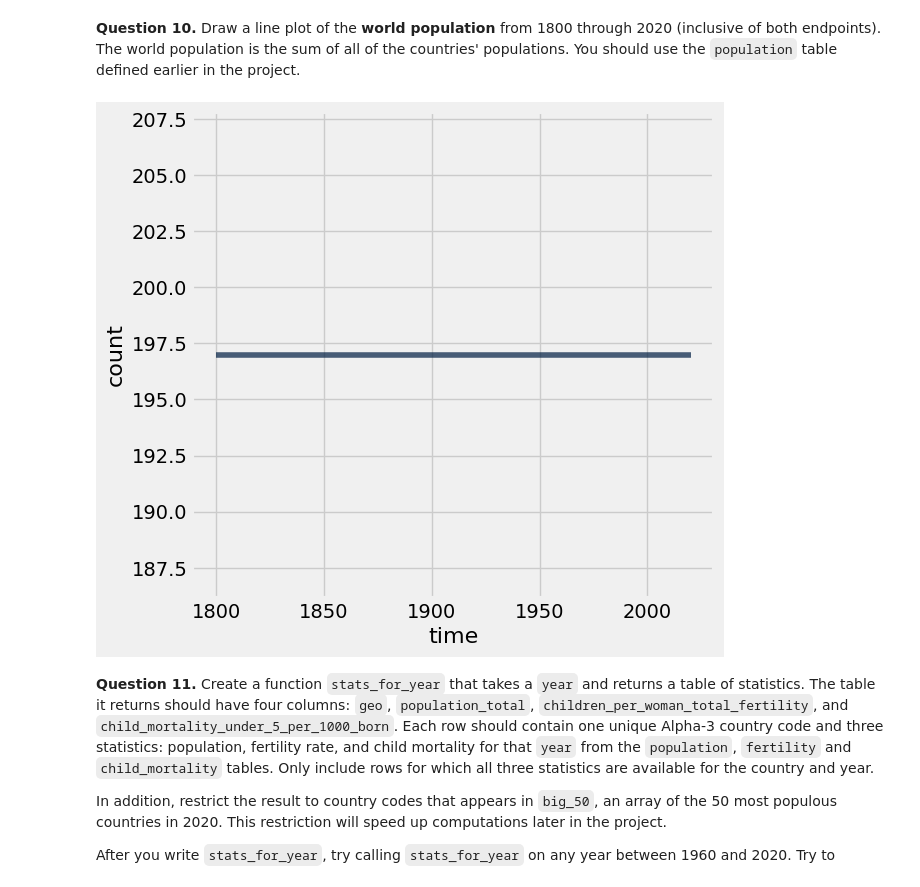
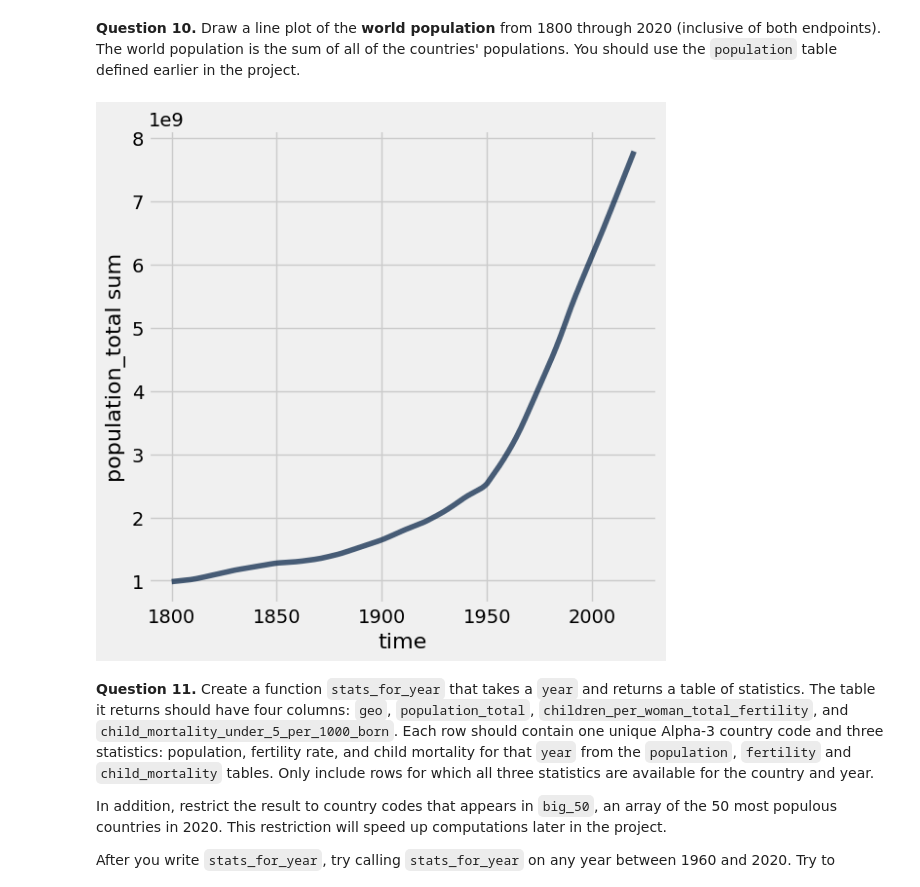
Before and after one commit to Jadenwill075/Intro-to-Data-Analytics, a Jupyter notebook: project1.ipynb, the cells around one changed output. Cells and saved outputs as stored; diff of their text form; code cells hidden in the pictures.

```diff
--- a/project1.ipynb
+++ b/project1.ipynb
@@ -365,9 +375,9 @@ q1_9 results: All test cases passed!
 **Question 10.** Draw a line plot of the **world population** from 1800 through 2020 (inclusive of both endpoints). The world population is the sum of all of the countries' populations. You should use the `population` table defined earlier in the project.
 # %%
 #Fill in code here
-population.where('time', are.between(1800, 2021)).group('time').plot("time","count")
+population.group("time", np.sum).drop("geo sum").where("time", are.between_or_equal_to(1800, 2020)).plot(0,1)
 # %% [output]
-[figure, old version]
+[figure, new version]
 # %% [markdown]
 <!-- END QUESTION -->
 
```
Also changed, not shown: parts of 42 cells of this notebook, 2 other files.
